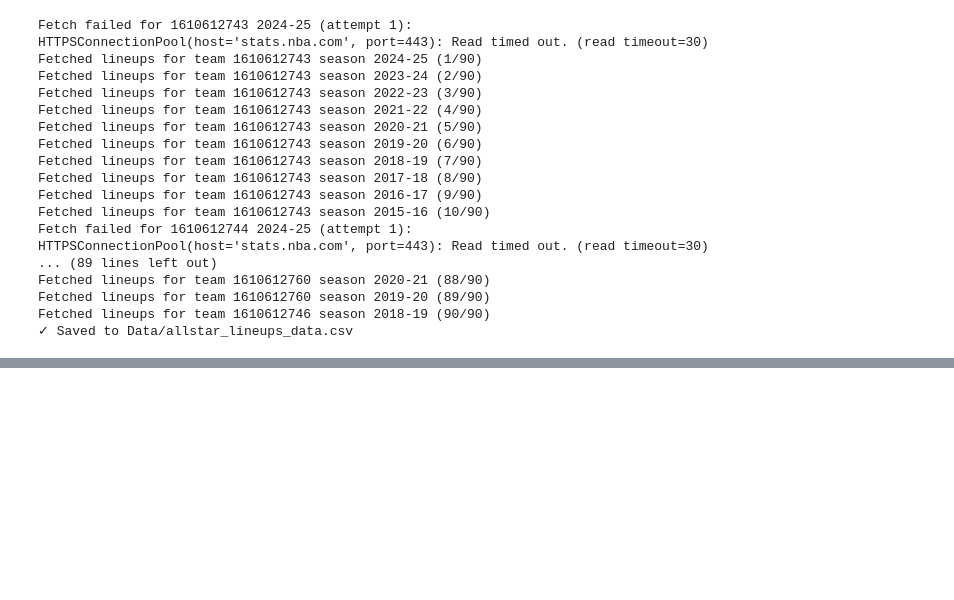
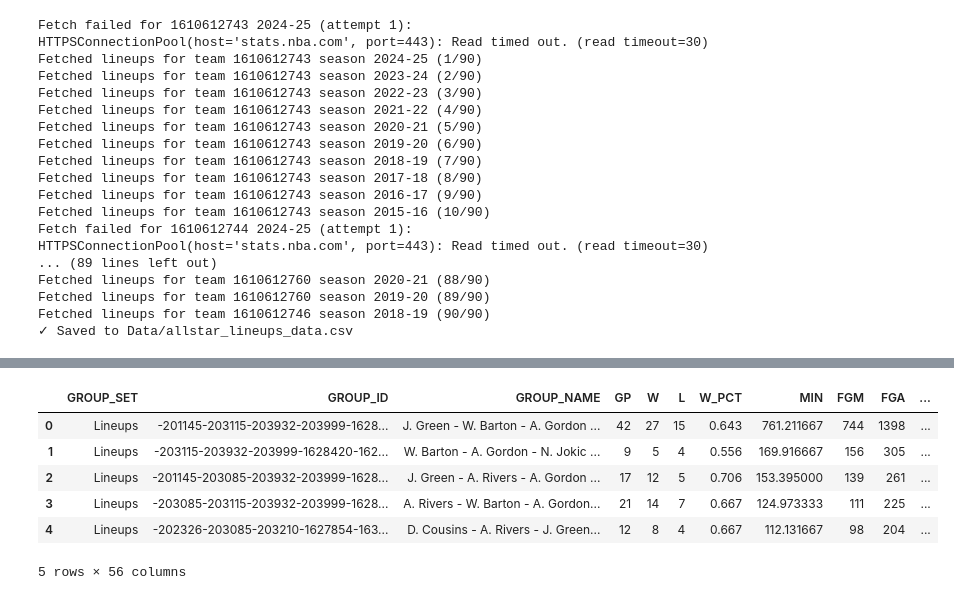
Before and after one commit to yuvalantman/NBA-lineup-archetypes-dashboard, a Jupyter notebook: notebooks/lineups_data_pull.ipynb, the cells around one changed output, grey strips where cells are left out. Cells and saved outputs as stored; diff of their text form; code cells hidden in the pictures; blank space fills up the shorter version.

```diff
--- a/notebooks/lineups_data_pull.ipynb
+++ b/notebooks/lineups_data_pull.ipynb
@@ -103,0 +275,19 @@ Fetched lineups for team 1610612746 season 2018-19 (90/90)
+# %%
+from nba_api.stats.endpoints import teamdashlineups
+
+team_lineups = teamdashlineups.TeamDashLineups(
+    team_id=1610612743,        # Denver Nuggets
+    season="2021-22",
+    season_type_all_star="Regular Season",
+    group_quantity=5           # 5-man lineups
+).get_data_frames()[1]
+
+team_lineups.head()
+# %% [output]
+|  | GROUP_SET | GROUP_ID | GROUP_NAME | GP | W | L | W_PCT | MIN | FGM | FGA | ... |
+| 0 | Lineups | -201145-203115-203932-203999-1628... | J. Green - W. Barton - A. Gordon ... | 42 | 27 | 15 | 0.643 | 761.211667 | 744 | 1398 | ... |
+| 1 | Lineups | -203115-203932-203999-1628420-162... | W. Barton - A. Gordon - N. Jokic ... | 9 | 5 | 4 | 0.556 | 169.916667 | 156 | 305 | ... |
+| 2 | Lineups | -201145-203085-203932-203999-1628... | J. Green - A. Rivers - A. Gordon ... | 17 | 12 | 5 | 0.706 | 153.395000 | 139 | 261 | ... |
+| 3 | Lineups | -203085-203115-203932-203999-1628... | A. Rivers - W. Barton - A. Gordon... | 21 | 14 | 7 | 0.667 | 124.973333 | 111 | 225 | ... |
+| 4 | Lineups | -202326-203085-203210-1627854-163... | D. Cousins - A. Rivers - J. Green... | 12 | 8 | 4 | 0.667 | 112.131667 | 98 | 204 | ... |
+5 rows × 56 columns
```
Also changed, not shown: parts of 8 cells of this notebook, 9 other files.
